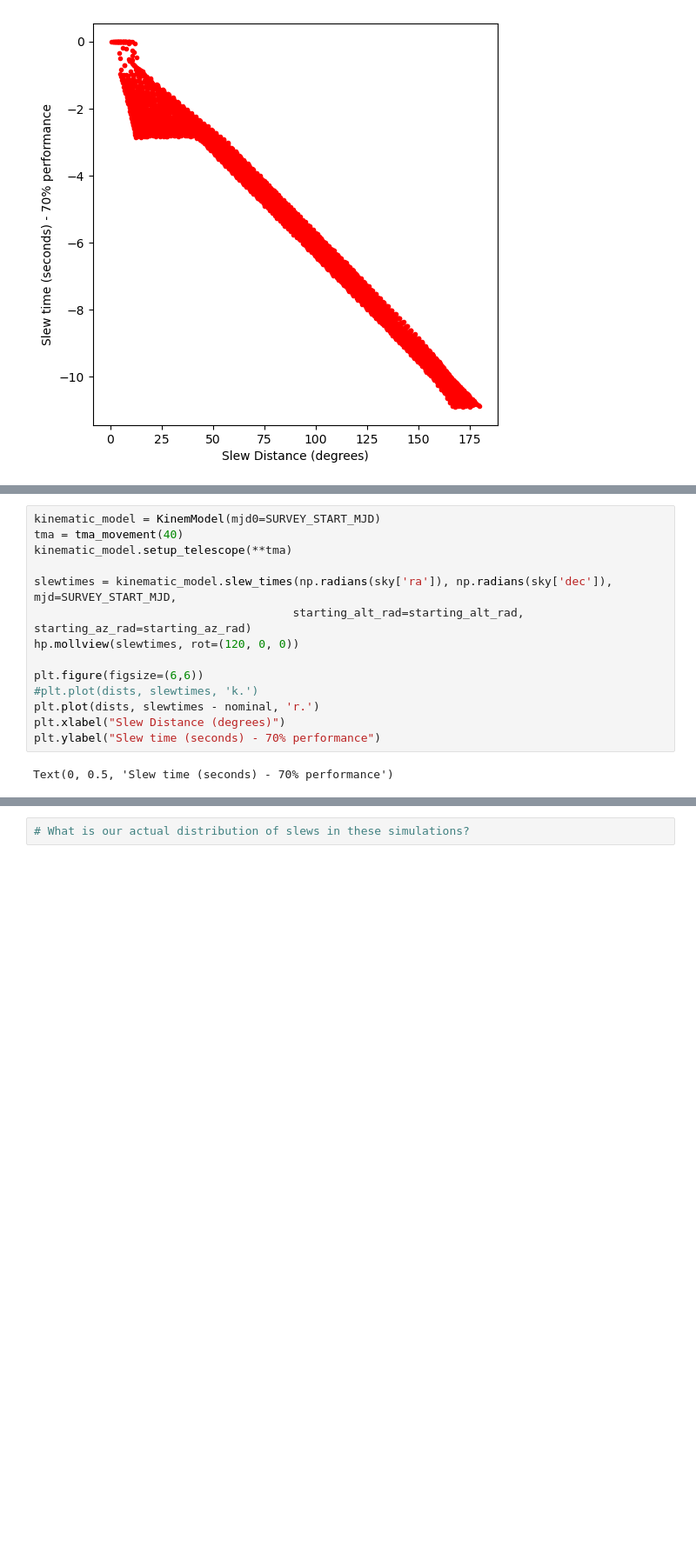
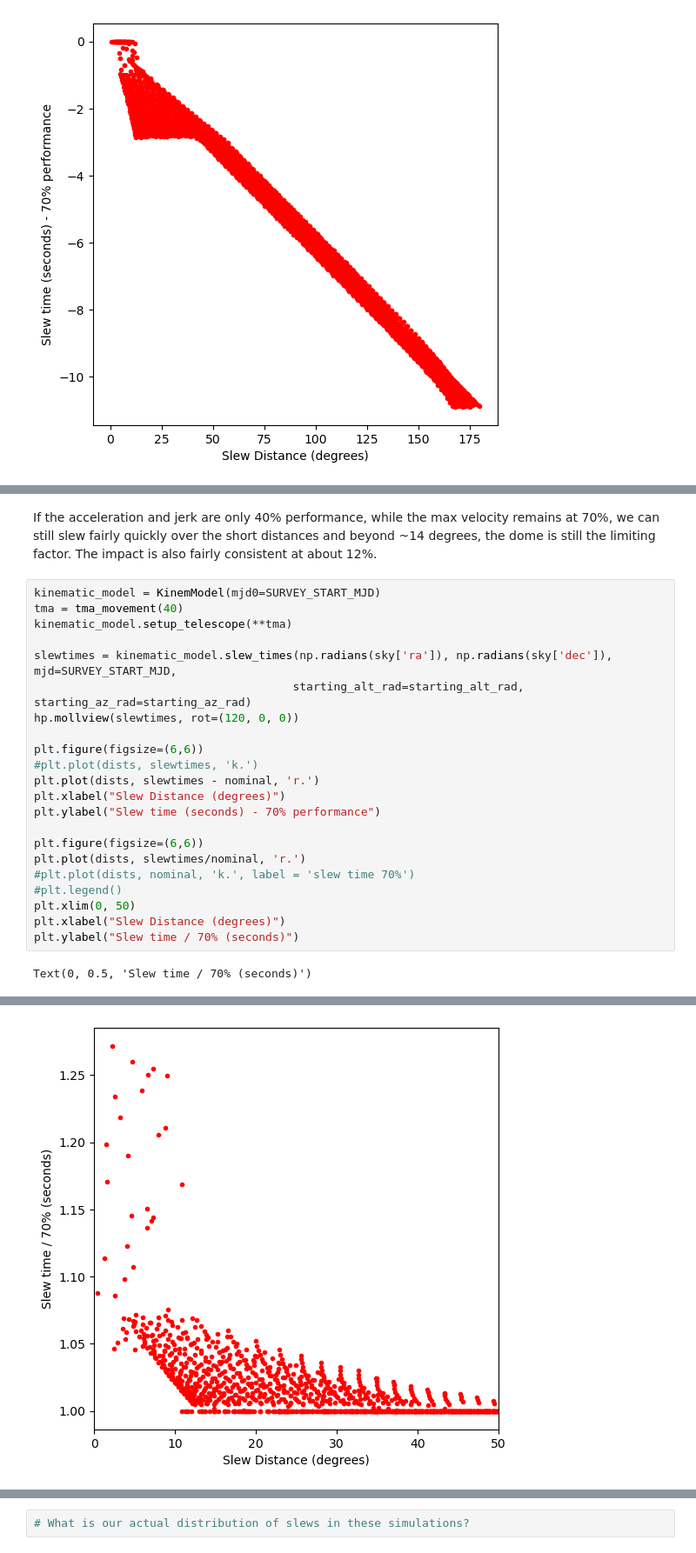
Before and after one commit to lsst-sims/sims_featureScheduler_runs4.1, a Jupyter notebook: ccr1/SlewTimeComparison.ipynb, the cells around one changed output, grey strips where cells are left out. Shown at 87% size. Cells and saved outputs as stored; diff of their text form; blank space fills up the shorter version.

```diff
--- a/ccr1/SlewTimeComparison.ipynb
+++ b/ccr1/SlewTimeComparison.ipynb
@@ -109,18 +148,29 @@ Text(0, 0.5, 'Slew time (seconds) - 70% performance')
+# %% [markdown]
+If the acceleration and jerk are only 40% performance, while the max velocity remains at 70%, we can still slew fairly quickly over the short distances and beyond ~14 degrees, the dome is still the limiting factor.  The impact is also fairly consistent at about 12%.
 # %%
 kinematic_model = KinemModel(mjd0=SURVEY_START_MJD)
 tma = tma_movement(40)
 kinematic_model.setup_telescope(**tma)
 
 slewtimes = kinematic_model.slew_times(np.radians(sky['ra']), np.radians(sky['dec']), mjd=SURVEY_START_MJD,
                                       starting_alt_rad=starting_alt_rad, starting_az_rad=starting_az_rad)
 hp.mollview(slewtimes, rot=(120, 0, 0))
 
 plt.figure(figsize=(6,6))
 #plt.plot(dists, slewtimes, 'k.')
 plt.plot(dists, slewtimes - nominal, 'r.')
 plt.xlabel("Slew Distance (degrees)")
 plt.ylabel("Slew time (seconds) - 70% performance")
+
+plt.figure(figsize=(6,6))
+plt.plot(dists, slewtimes/nominal, 'r.')
+#plt.plot(dists, nominal, 'k.', label = 'slew time 70%')
+#plt.legend()
+plt.xlim(0, 50)
+plt.xlabel("Slew Distance (degrees)")
+plt.ylabel("Slew time / 70% (seconds)")
 # %% [output]
-Text(0, 0.5, 'Slew time (seconds) - 70% performance')
+Text(0, 0.5, 'Slew time / 70% (seconds)')
 [figure]
 [figure]
+[figure, added]
```
Also changed, not shown: parts of 23 cells of this notebook.
